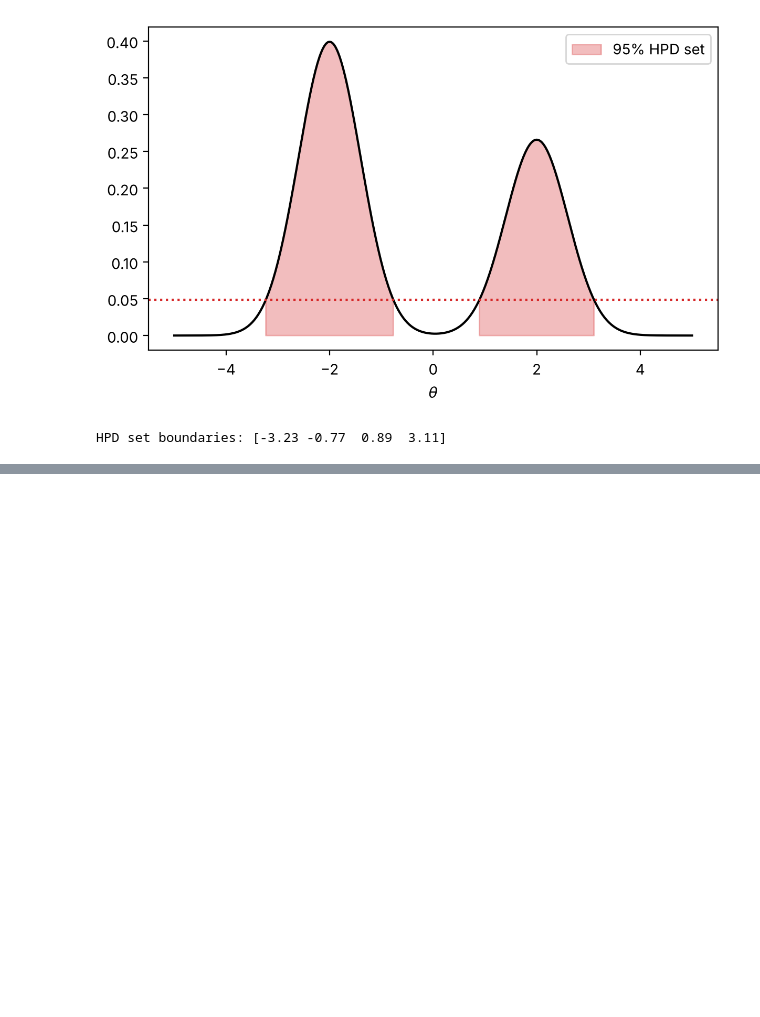
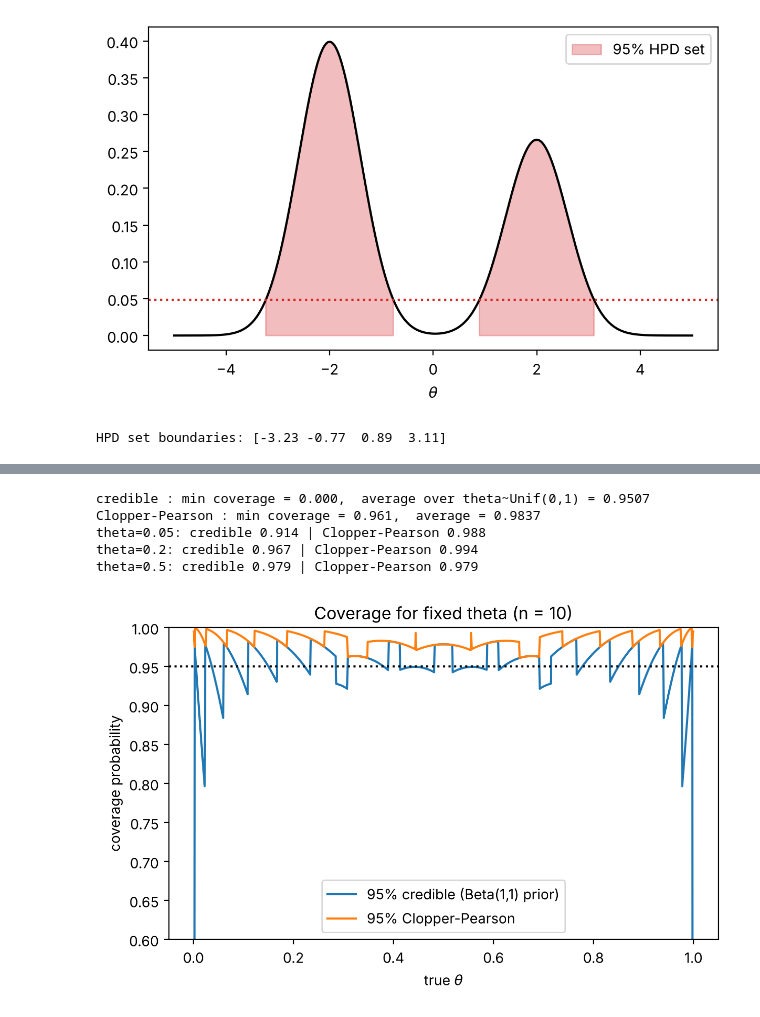
Before and after one commit to leebomin/bayesian-study, a Jupyter notebook: week02_exchangeability_likelihood/week02_exchangeability_likelihood.ipynb, the cells around one changed output, grey strips where cells are left out. Drawn from its saved outputs; the diff is of its cells as text; code cells hidden in the pictures; blank space fills up the shorter version.

```diff
--- a/week02_exchangeability_likelihood/week02_exchangeability_likelihood.ipynb
+++ b/week02_exchangeability_likelihood/week02_exchangeability_likelihood.ipynb
@@ -172,0 +276,33 @@ HPD set boundaries: [-3.23 -0.77  0.89  3.11]
+# %%
+n_c = 10
+xs = np.arange(n_c + 1)
+cred = np.array([stats.beta.ppf([0.025, 0.975], k + 1, n_c - k + 1) for k in xs])
+cp_lo = np.where(xs == 0, 0.0, stats.beta.ppf(0.025, np.maximum(xs, 1), n_c - xs + 1))
+cp_hi = np.where(xs == n_c, 1.0, stats.beta.ppf(0.975, xs + 1, np.maximum(n_c - xs, 1)))
+cp = np.column_stack([cp_lo, cp_hi])
+
+def coverage(theta, iv):
+    inside = (iv[:, 0] <= theta) & (theta <= iv[:, 1])      # x 마다 θ 를 덮는지
+    return (stats.binom.pmf(xs, n_c, theta) * inside).sum()
+
+ths = np.linspace(0.0005, 0.9995, 1000)
+cov_cred = np.array([coverage(t, cred) for t in ths])
+cov_cp = np.array([coverage(t, cp) for t in ths])
+
+print(f"credible : min coverage = {cov_cred.min():.3f},  average over theta~Unif(0,1) = {cov_cred.mean():.4f}")
+print(f"Clopper-Pearson : min coverage = {cov_cp.min():.3f},  average = {cov_cp.mean():.4f}")
+for t in (0.05, 0.2, 0.5):
+    print(f"theta={t}: credible {coverage(t, cred):.3f} | Clopper-Pearson {coverage(t, cp):.3f}")
+
+plt.plot(ths, cov_cred, label='95% credible (Beta(1,1) prior)')
+plt.plot(ths, cov_cp, label='95% Clopper-Pearson')
+plt.axhline(0.95, c='k', ls=':')
+plt.xlabel(r'true $\theta$'); plt.ylabel('coverage probability'); plt.ylim(0.6, 1.0); plt.legend()
+plt.title('Coverage for fixed theta (n = 10)'); plt.show()
+# %% [output]
+credible : min coverage = 0.000,  average over theta~Unif(0,1) = 0.9507
+Clopper-Pearson : min coverage = 0.961,  average = 0.9837
+theta=0.05: credible 0.914 | Clopper-Pearson 0.988
+theta=0.2: credible 0.967 | Clopper-Pearson 0.994
+theta=0.5: credible 0.979 | Clopper-Pearson 0.979
+[figure, added]
```
Also changed, not shown: parts of 11 cells of this notebook, 4 other files.
